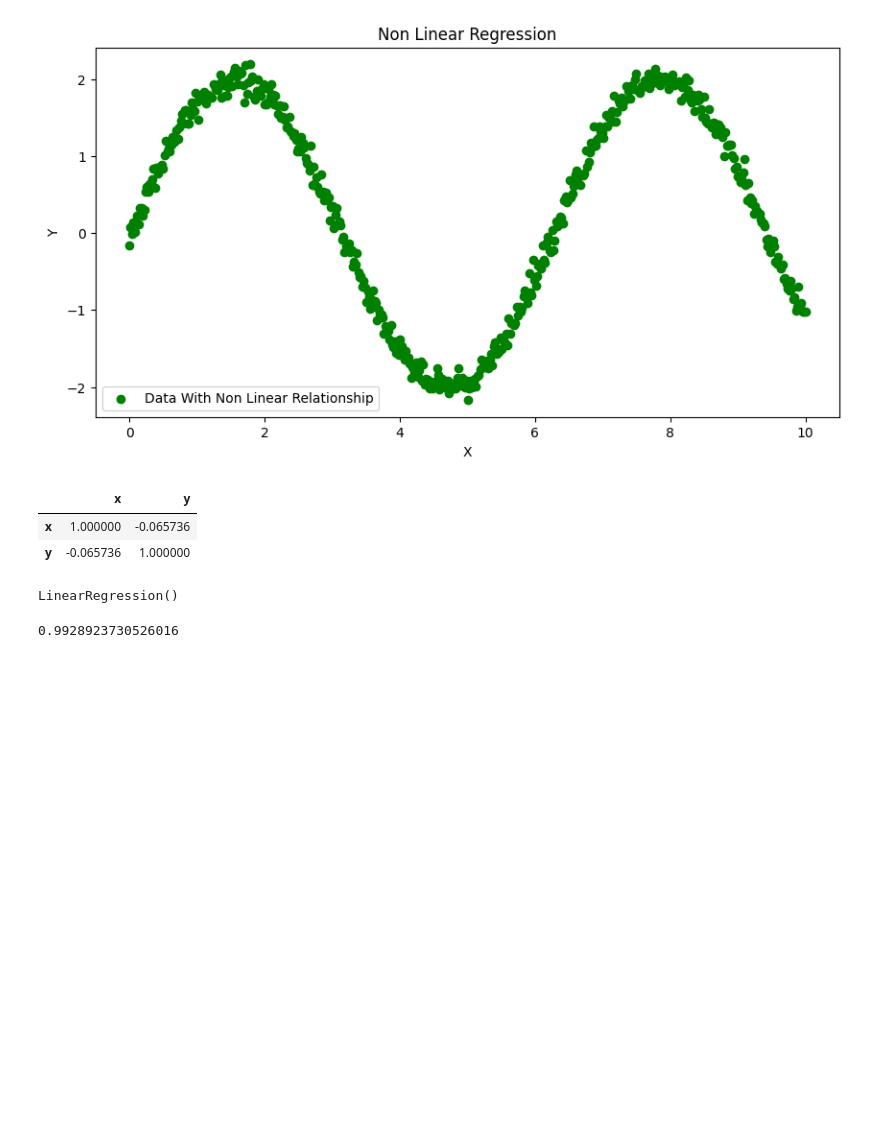
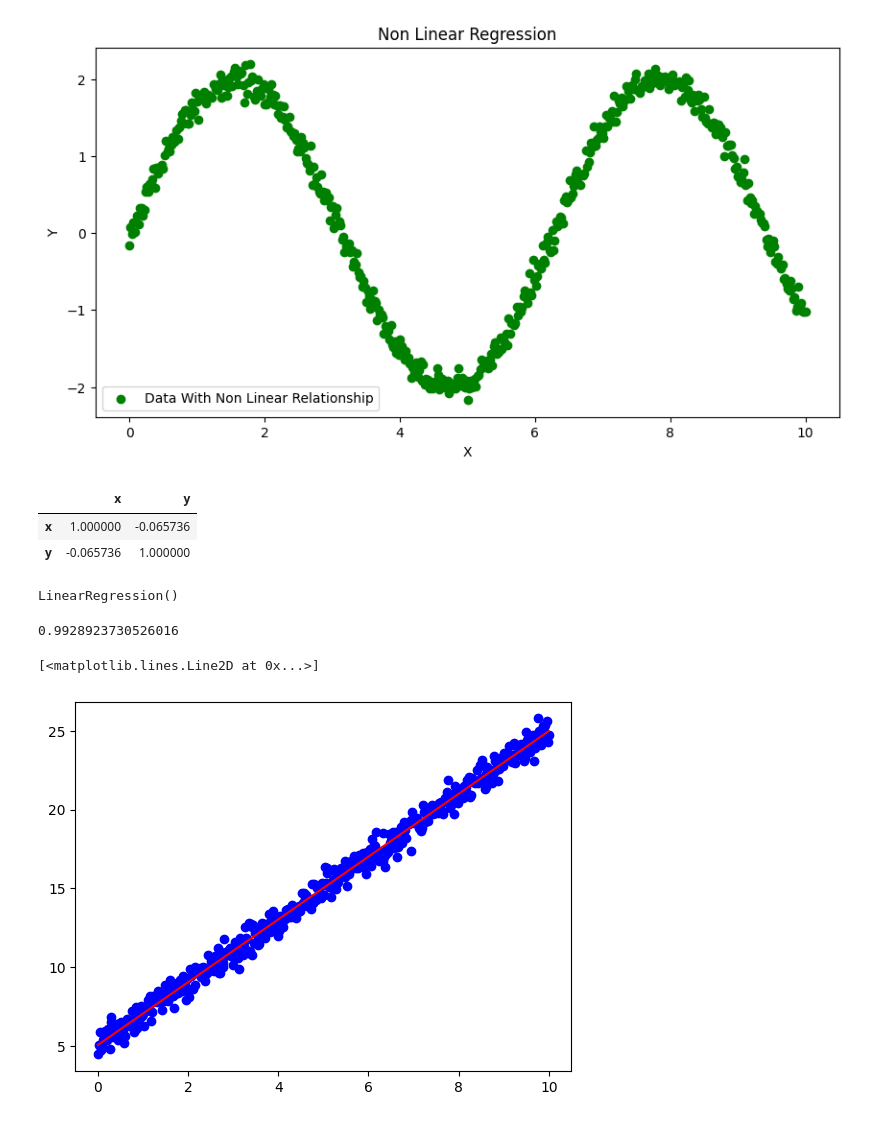
Before and after one commit to subenakhatun/Professional-Certificate-in-Python-for-Machine-Learning-and-Data-Science, a Jupyter notebook: MachineLearning/polynomialRegression.ipynb, the cells around one changed output. Cells and saved outputs as stored; diff of their text form; code cells hidden in the pictures; blank space fills up the shorter version.

```diff
--- a/MachineLearning/polynomialRegression.ipynb
+++ b/MachineLearning/polynomialRegression.ipynb
@@ -76,3 +76,10 @@ LinearRegression()
 reg.score(df[['x']],df.y)
 # %% [output]
 0.9928923730526016
+# %%
+plt.scatter(df[['x']],df.y,color='blue')
+predicted_value = reg.predict(df[['x']])
+plt.plot(df[['x']],predicted_value, color='red')
+# %% [output]
+[<matplotlib.lines.Line2D at 0x...>]
+[figure, added]
```
